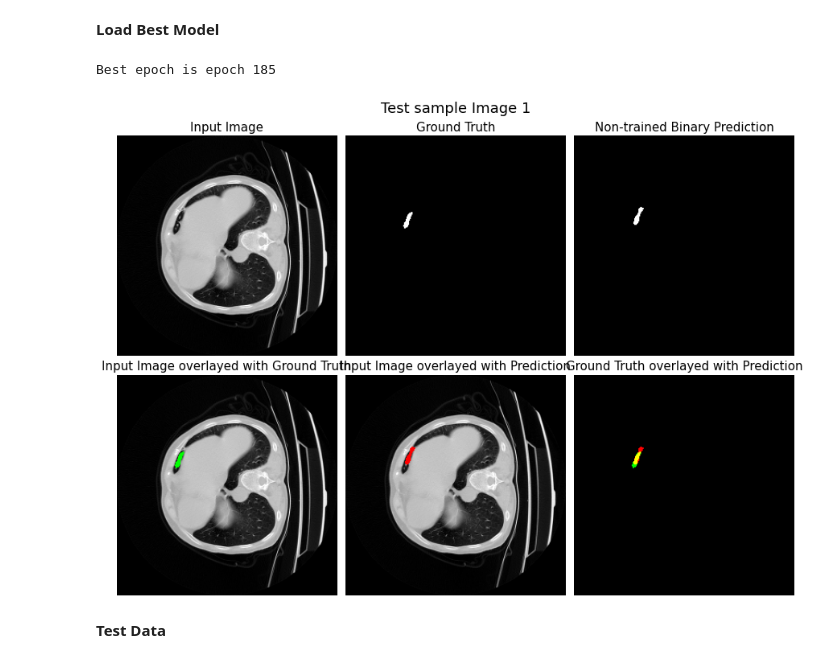
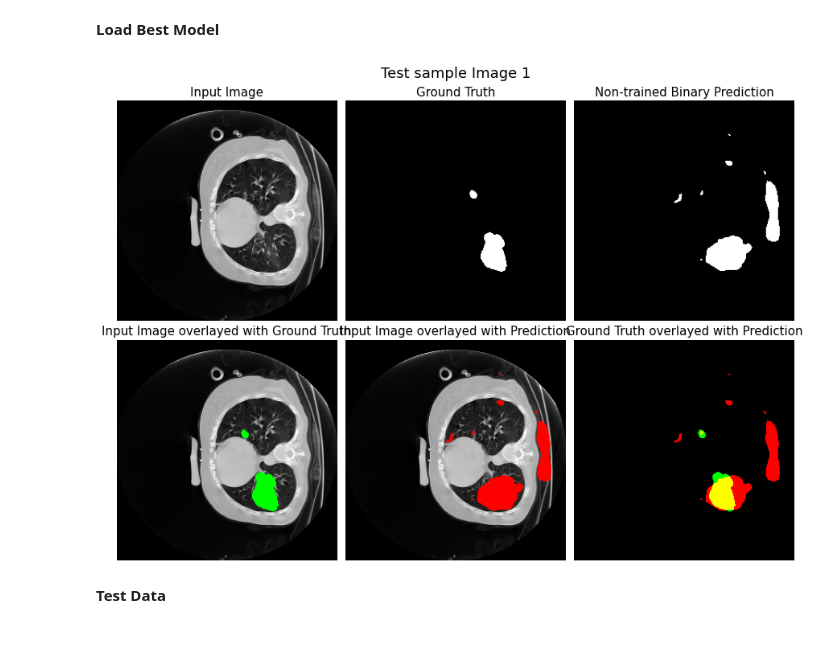
Before and after one commit to jyjuni/Covid19_Leision_Segmentation, a Jupyter notebook: src/train.ipynb, the cells around one changed output. Saved outputs shown, nothing was run; the diff lists cells and outputs as text; code cells hidden in the pictures.

```diff
--- a/src/train.ipynb
+++ b/src/train.ipynb
@@ -181,0 +163,8 @@ print(f"{my_UNet.name} total model parameters:", get_total_params(my_UNet))
+# %%
+from networks import CARes_Unet
+from run_network import get_total_params
+
+my_UNet = CARes_Unet('CARes_Unet_256', 1, 2) # output classes = 2
+my_UNet.cuda()
+
+print(f"{my_UNet.name} total model parameters:", get_total_params(my_UNet))
@@ -182,12 +173,14 @@ print(f"{my_UNet.name} total model parameters:", get_total_params(my_UNet))
 # %%
+from basic_dataset import BasicDataset
+
 # Re-create train, validation, and test dataset instances to reduce the number of samples and expedite the training process.
-train_dataset = BasicDataset(os.path.join(data_dir, 'PairedTrainData'), n_sample=2000)
-valid_dataset = BasicDataset(os.path.join(data_dir, 'PairedValidData'), n_sample=600)
-test_dataset = BasicDataset(os.path.join(data_dir, 'PairedTestData'), n_sample=600)
+train_dataset = BasicDataset(os.path.join(data_dir, 'PairedTrainData'), n_sample=1200)
+valid_dataset = BasicDataset(os.path.join(data_dir, 'PairedValidData'), n_sample=240)
+test_dataset = BasicDataset(os.path.join(data_dir, 'PairedTestData'), n_sample=240)
 
-train_dataloader = DataLoader(train_dataset, batch_size=16, num_workers=4, pin_memory=True, shuffle=True)
-valid_dataloader = DataLoader(valid_dataset, batch_size=16, num_workers=4, pin_memory=True)
-test_dataloader = DataLoader(test_dataset, batch_size=16, num_workers=4, pin_memory=True)
+train_dataloader = DataLoader(train_dataset, batch_size=8, num_workers=2, pin_memory=True, shuffle=True)
+valid_dataloader = DataLoader(valid_dataset, batch_size=8, num_workers=2, pin_memory=True)
+test_dataloader = DataLoader(test_dataset, batch_size=8, num_workers=2, pin_memory=True)
 # %% [markdown]
 <b>Initial Weights </b>
 # %% [markdown]
@@ -206,17 +199,17 @@ Predicted mask shape is: torch.Size([16, 2, 256, 256])
 # %%
 from run_network import get_class_weight
 # lr decay
-optimizer = torch.optim.Adam(my_UNet.parameters(), lr=0.01)
-lr_scheduler = torch.optim.lr_scheduler.StepLR(optimizer=optimizer, step_size=30, gamma=0.5)
+optimizer = torch.optim.Adam(my_UNet.parameters(), lr=1e-3)
+lr_scheduler = torch.optim.lr_scheduler.StepLR(optimizer=optimizer, step_size=100, gamma=0.5)
 
 # use class weight for imbalanced data
 class_weights = get_class_weight(train_dataset)
-class_weights = torch.tensor([0.02, 1.], dtype=torch.float).cuda()
+class_weights = torch.tensor([0.1, 1.], dtype=torch.float).cuda()
 criteria = nn.CrossEntropyLoss(weight=class_weights)
 # %%
 from run_network import train_net
 
 # train
-EPOCHS = 100
+EPOCHS = 50
 train_loss, train_dice, train_jaccard, valid_loss, valid_dice, valid_jaccard = train_net(my_UNet, EPOCHS, train_dataloader, valid_dataloader, optimizer, criteria, scheduler= lr_scheduler, save_dir = model_dir)
 # %% [output]
@@ -230,19 +232,26 @@ show_training(EPOCHS, train_loss, valid_loss, train_dice, valid_dice, train_jacc
 # %% [markdown]
 <b> Load Best Model </b>
 # %%
+from utils import show_mask
+
+# load best model
 best_epoch = np.argmax(valid_dice) + 1 # epochs starts at 1
 print(f'Best epoch is epoch {best_epoch}')
+state_dict = torch.load(os.path.join(model_dir, my_UNet.name, f'epoch_{best_epoch:03}.pth'))
 
-state_dict = torch.load(os.path.join(model_dir, my_UNet.name, f'epoch_{best_epoch:03}.pth'))
+# save best model as best.pth
+torch.save(state_dict, os.path.join(model_dir, my_UNet.name, f'best.pth'))
+state_dict = torch.load(os.path.join(model_dir, my_UNet.name, f'best.pth'))
+
+
 
 my_UNet.load_state_dict(state_dict)
 my_UNet.cuda()
 
 # check the performance of the best model on our previously pulled example
-show_mask(my_UNet, valid_dataloader, verbose=False)
+show_mask(my_UNet, test_dataloader, verbose=False)
 # %% [output]
-Best epoch is epoch 185
-[figure, old version]
+[figure, new version]
 # %% [markdown]
 <b>Test Data </b>
 # %%
```
Also changed, not shown: parts of 20 cells of this notebook, 10 other files.
